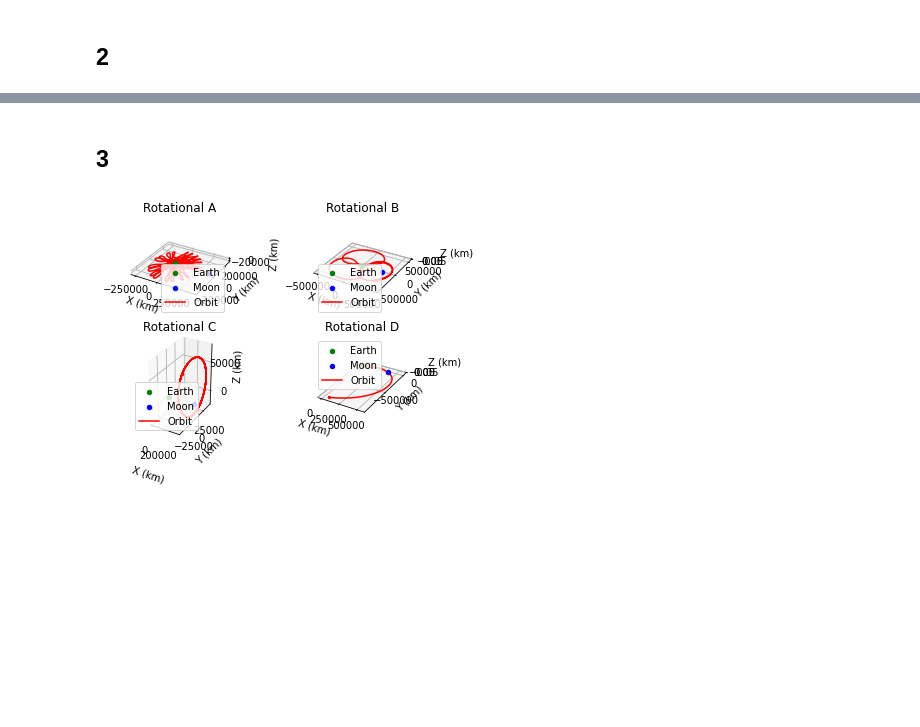
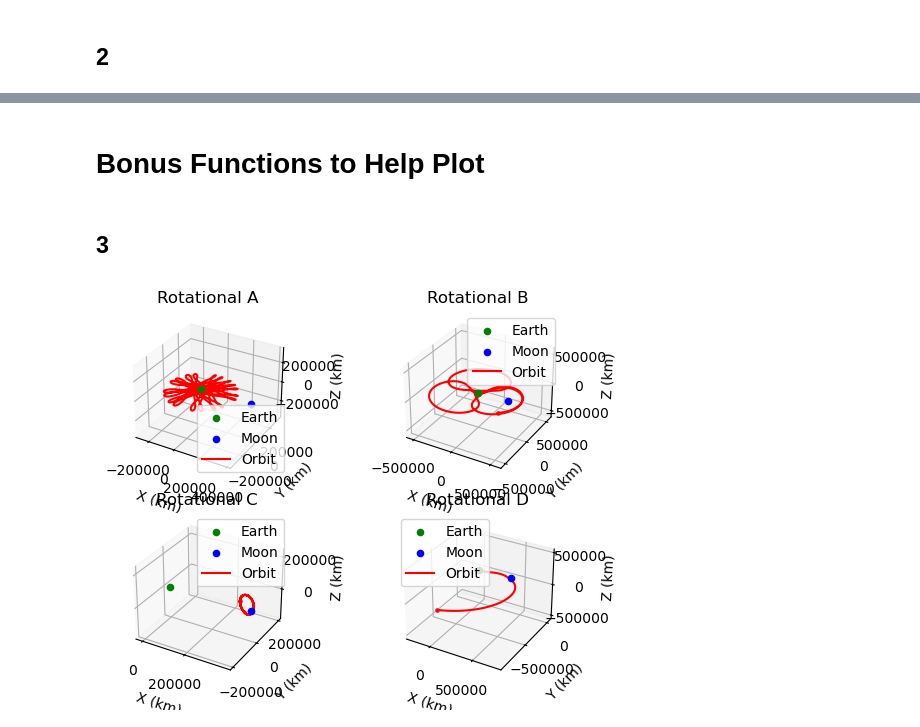
Before and after one commit to swtkent/Interplanetary_Mission_Design, a Jupyter notebook: ASEN6008_HW7.ipynb, the cells around one changed output, grey strips where cells are left out. Saved outputs shown, nothing was run; the diff lists cells and outputs as text; code cells hidden in the pictures; blank space fills up the shorter version.

```diff
--- a/ASEN6008_HW7.ipynb
+++ b/ASEN6008_HW7.ipynb
@@ -108,0 +109,2 @@ plt.show()
+# %% [markdown]
+# Bonus Functions to Help Plot
@@ -132,44 +184,44 @@ for k in range(len(ts)):
     orb_rot =  ode_solve(fun=CR3BP, tspan=tspan, init_state=vals[k,:], args=mu)
     Orb_Rot = orb_rot.y*L
     ax = fig.add_subplot(2,2,k+1, projection='3d', adjustable='box')
-    ax.set_box_aspect((np.ptp(Orb_Rot[0,:]), np.ptp(Orb_Rot[1,:]), np.ptp(Orb_Rot[2,:])))
     ax.scatter(Earth[0],Earth[1],Earth[2], color='g', marker='o', label='Earth')
     ax.scatter(Moon[0],Moon[1],Moon[2], color='b',marker='o', label='Moon')
     ax.scatter(Orb_Rot[0,-1],Orb_Rot[1,-1],Orb_Rot[2,-1], color='r', marker='.')
     ax.plot(Orb_Rot[0,:],Orb_Rot[1,:],Orb_Rot[2,:], color='r', label='Orbit')
+    set_axes_equal(ax)
     ax.set_xlabel('X (km)')
     ax.set_ylabel('Y (km)')
     ax.set_zlabel('Z (km)', rotation=90)
     ax.legend()
     plt.title(f'Rotational {orb_tit[k]}')
     plt.grid
 
     #inertial
     ri = np.zeros(shape=(len(tspan),3))
     vi = np.zeros(shape=(len(tspan),3))
     Mr = np.zeros_like(ri)
     Mv = np.zeros_like(vi)
     inert_coords = imd.rot2inert(orb_rot.y, non_tspan=tspan, L=L)
     ri = inert_coords[range(3),:]
     vi = inert_coords[3:,:]
     Ri = ri*L
     Vi = vi*L
-    #Mr = Mr*L
-    #Mv = Mv*L
+    Mr = Mr*L
+    Mv = Mv*L
     plt.figure(4)
     ax = plt.subplot(2,2,k+1, projection='3d')
-    ax.set_box_aspect((np.ptp(Ri[0,:]), np.ptp(Ri[1,:]), np.ptp(Ri[2,:])))
     ax.scatter(0,0,0,color='g',marker='o', label='Earth')
     ax.scatter(Ri[0,-1],Ri[1,-1],Ri[2,-1], color='r', marker='.', label='Orbit')
     ax.scatter(Mr[0,-1],Mr[1,-1],Mr[2,-1], color='b',marker='o', label='Moon')
     ax.plot(Ri[0,:],Ri[1,:],Ri[2,:],'r')
-    #ax.plot(Mr[0,:],Mr[1,:],Mr[2,:],'b')
+    ax.plot(Mr[0,:],Mr[1,:],Mr[2,:],'b')
+    set_axes_equal(ax)
     plt.xlabel('X (km)')
     plt.ylabel('Y (km)')
     ax.set_zlabel('Z (km)')
     plt.title(f'Inertial {orb_tit[k]}')
     plt.grid
 
 plt.show()
 # %% [output]
-[figure, old version]
+[figure, new version]
```
Also changed, not shown: parts of 3 cells of this notebook, 10 other files.
